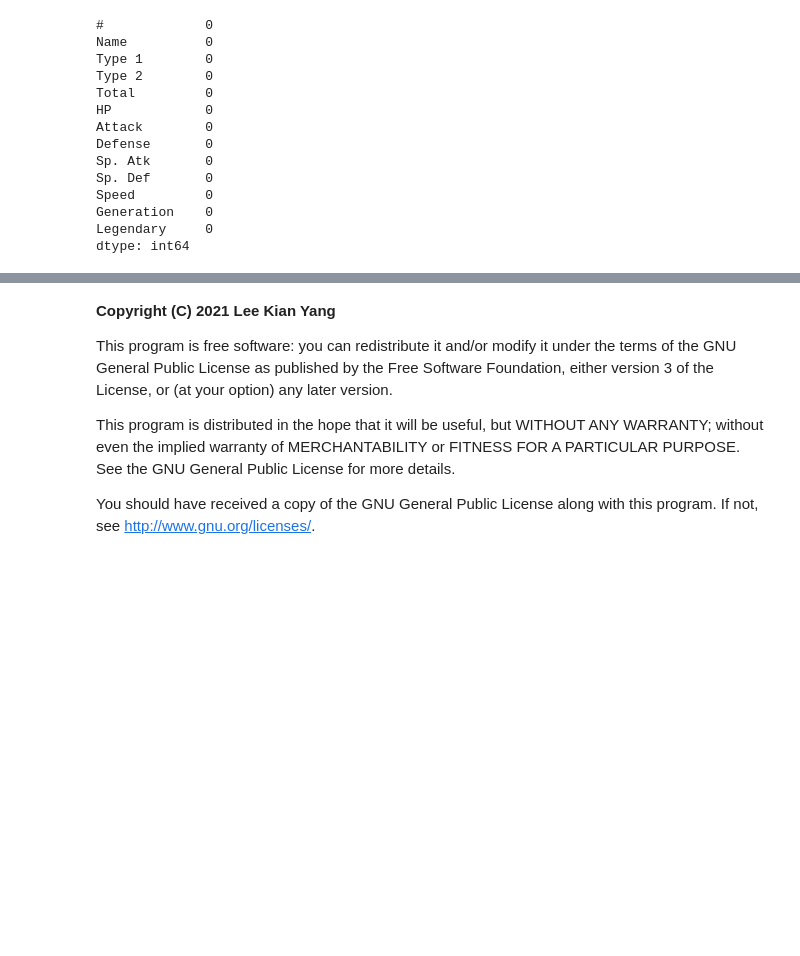
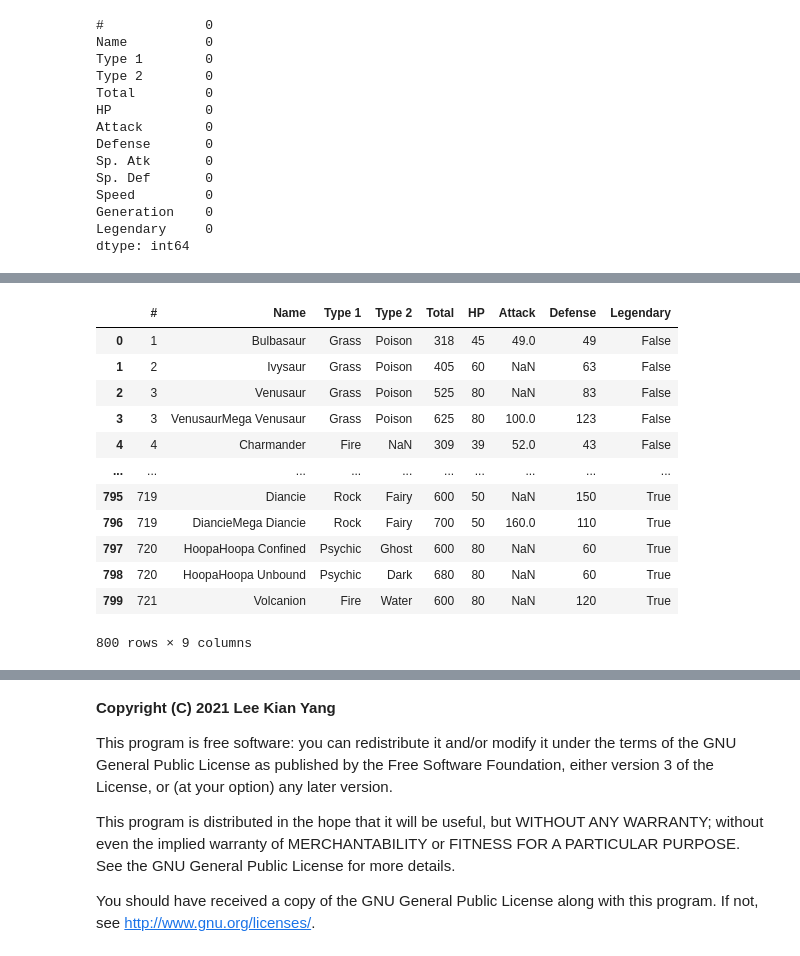
Before and after one commit to KianYang-Lee/pandas-tutorial, a Jupyter notebook: contents/05_data_cleaning.ipynb, the cells around one changed output, grey strips where cells are left out. Saved outputs shown, nothing was run; the diff lists cells and outputs as text; code cells hidden in the pictures; blank space fills up the shorter version.

```diff
--- a/contents/05_data_cleaning.ipynb
+++ b/contents/05_data_cleaning.ipynb
@@ -121,0 +142,17 @@ df_bfill = dataframe.fillna(method="bfill")
+# %%
+# dropping multiple columns
+dataframe.drop(["Speed", "Sp. Atk", "Sp. Def", "Generation"], axis=1)
+# %% [output]
+|  | # | Name | Type 1 | Type 2 | Total | HP | Attack | Defense | Legendary |
+| 0 | 1 | Bulbasaur | Grass | Poison | 318 | 45 | 49.0 | 49 | False |
+| 1 | 2 | Ivysaur | Grass | Poison | 405 | 60 | NaN | 63 | False |
+| 2 | 3 | Venusaur | Grass | Poison | 525 | 80 | NaN | 83 | False |
+| 3 | 3 | VenusaurMega Venusaur | Grass | Poison | 625 | 80 | 100.0 | 123 | False |
+| 4 | 4 | Charmander | Fire | NaN | 309 | 39 | 52.0 | 43 | False |
+| ... | ... | ... | ... | ... | ... | ... | ... | ... | ... |
+| 795 | 719 | Diancie | Rock | Fairy | 600 | 50 | NaN | 150 | True |
+| 796 | 719 | DiancieMega Diancie | Rock | Fairy | 700 | 50 | 160.0 | 110 | True |
+| 797 | 720 | HoopaHoopa Confined | Psychic | Ghost | 600 | 80 | NaN | 60 | True |
+| 798 | 720 | HoopaHoopa Unbound | Psychic | Dark | 680 | 80 | NaN | 60 | True |
+| 799 | 721 | Volcanion | Fire | Water | 600 | 80 | NaN | 120 | True |
+800 rows × 9 columns
```
Also changed, not shown: parts of 6 cells of this notebook, 6 other files.
